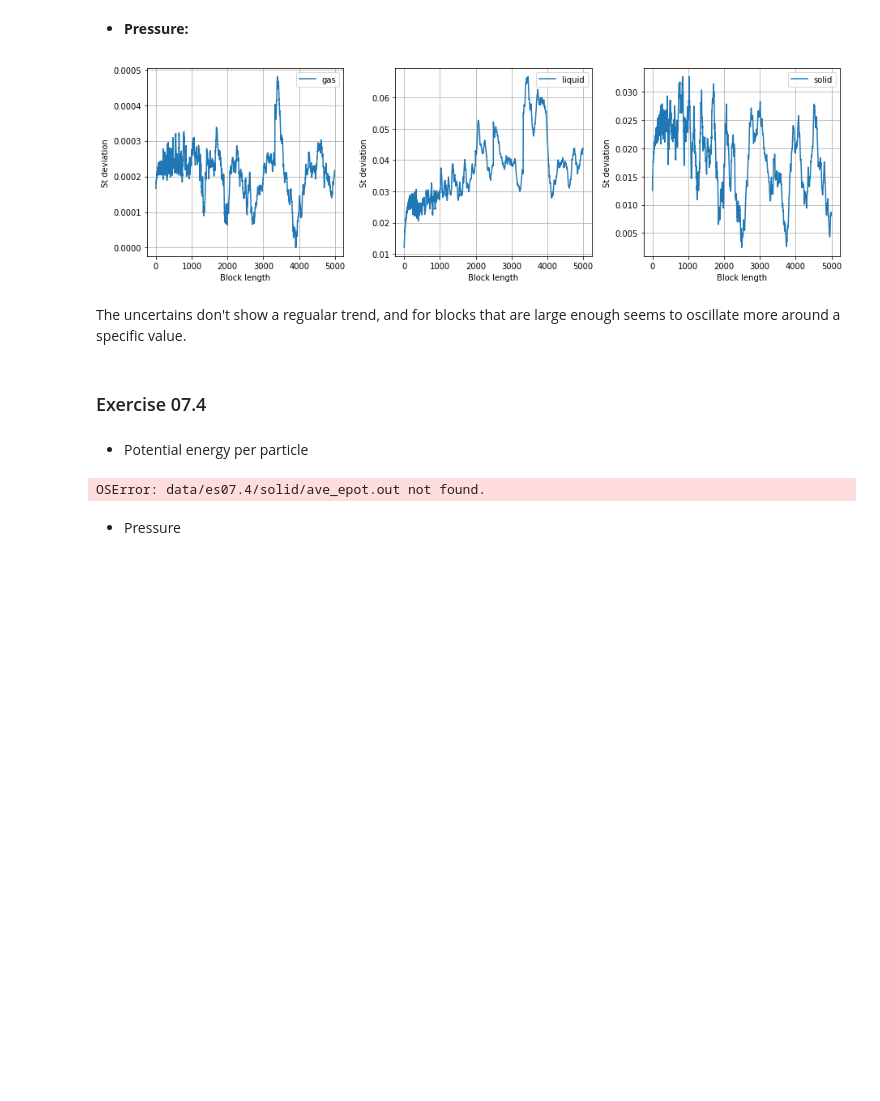
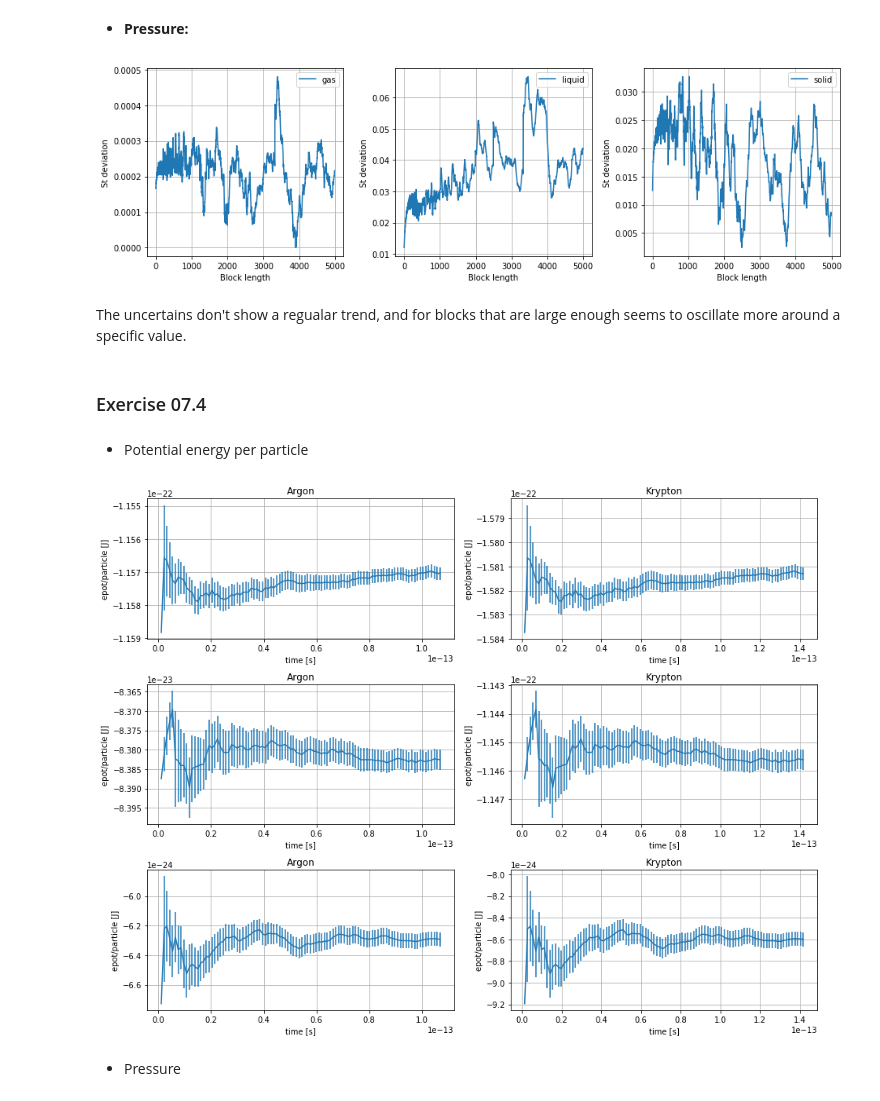
Before and after one commit to martanit/laboratorio-simulazione-numerica, a Jupyter notebook: exercise_07/exercise_07.ipynb, the cells around one changed output. Saved outputs shown, nothing was run; the diff lists cells and outputs as text; code cells hidden in the pictures; blank space fills up the shorter version.

```diff
--- a/exercise_07/exercise_07.ipynb
+++ b/exercise_07/exercise_07.ipynb
@@ -273,7 +273,7 @@ plt.figure(figsize=(13,10))
 
 plt.subplot(3,2,1)
 x, y, err_prog = np.loadtxt("data/es07.4/solid/ave_epot.out", \
-                               usecols=(0,1,2), delimiter=' ', unpack='true')
+                               usecols=(0,1,2), unpack='true')
 
 x=x*np.sqrt(mass_argon*sigma_argon*sigma_argon/energy_argon)*istep
 y=y*energy_argon/nparticle
@@ -287,7 +287,7 @@ plt.grid(True)
 
 plt.subplot(3,2,2)
 x, y, err_prog = np.loadtxt("data/es07.4/solid/ave_epot.out", \
-                               usecols=(0,1,2), delimiter=' ', unpack='true')
+                               usecols=(0,1,2), unpack='true')
 
 x=x*np.sqrt(mass_krypton*sigma_krypton*sigma_krypton/energy_krypton)*istep
 y=y*energy_krypton/nparticle
@@ -301,7 +301,7 @@ plt.grid(True)
 
 plt.subplot(3,2,3)
 x, y, err_prog = np.loadtxt("data/es07.4/liquid/ave_epot.out", \
-                               usecols=(0,1,2), delimiter=' ', unpack='true')
+                               usecols=(0,1,2), unpack='true')
 
 x=x*np.sqrt(mass_argon*sigma_argon*sigma_argon/energy_argon)*istep
 y=y*energy_argon/nparticle
@@ -315,7 +315,7 @@ plt.grid(True)
 
 plt.subplot(3,2,4)
 x, y, err_prog = np.loadtxt("data/es07.4/liquid/ave_epot.out", \
-                               usecols=(0,1,2), delimiter=' ', unpack='true')
+                               usecols=(0,1,2), unpack='true')
 
 x=x*np.sqrt(mass_krypton*sigma_krypton*sigma_krypton/energy_krypton)*istep
 y=y*energy_krypton/nparticle
@@ -329,36 +329,36 @@ plt.grid(True)
 
 plt.subplot(3,2,5)
 x, y, err_prog = np.loadtxt("data/es07.4/gas/ave_epot.out", \
-                               usecols=(0,1,2), delimiter=' ', unpack='true')
+                               usecols=(0,1,2), unpack='true')
 
 x=x*np.sqrt(mass_argon*sigma_argon*sigma_argon/energy_argon)*istep
 y=y*energy_argon/nparticle
 err_prog=err_prog*energy_argon/nparticle
 
 plt.errorbar(x,y,yerr=err_prog)
 plt.title("Argon")
 plt.xlabel('time [s]')
 plt.ylabel('epot/particle [J]')
 plt.grid(True)
 
 plt.subplot(3,2,6)
 x, y, err_prog = np.loadtxt("data/es07.4/gas/ave_epot.out", \
-                               usecols=(0,1,2), delimiter=' ', unpack='true')
+                               usecols=(0,1,2), unpack='true')
 
 x=x*np.sqrt(mass_krypton*sigma_krypton*sigma_krypton/energy_krypton)*istep
 y=y*energy_krypton/nparticle
 err_prog=err_prog*energy_krypton/nparticle
 
 plt.errorbar(x,y,yerr=err_prog)
 plt.title("Krypton")
 plt.xlabel('time [s]')
 plt.ylabel('epot/particle [J]')
 plt.grid(True)
 
 plt.tight_layout()
 plt.show()
 # %% [output]
-OSError: data/es07.4/solid/ave_epot.out not found.
+[figure, added]
 # %% [markdown]
 - Pressure
 # %%
```
Also changed, not shown: parts of 3 cells of this notebook, 57 other files.
